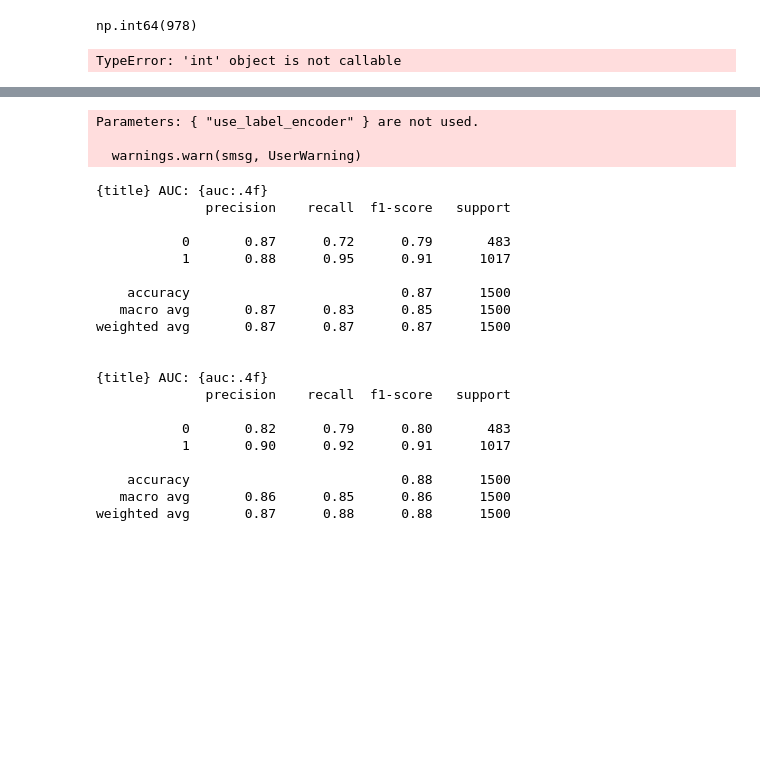
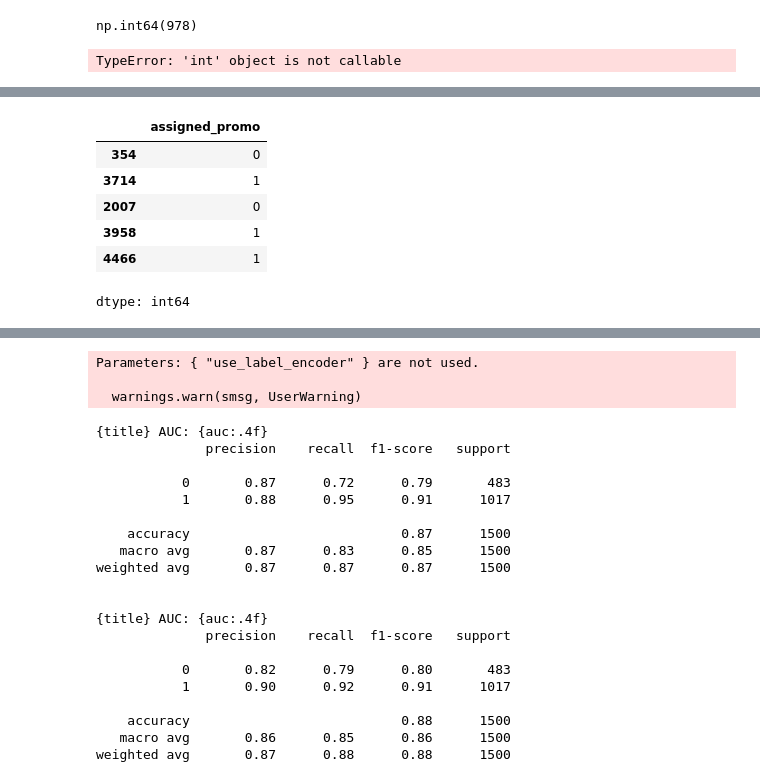
Before and after one commit to stevechengnyc/meta_learners, a Jupyter notebook: peacock_propensity_modeling.ipynb, the cells around one changed output, grey strips where cells are left out. Saved outputs shown, nothing was run; the diff lists cells and outputs as text; code cells hidden in the pictures; blank space fills up the shorter version.

```diff
--- a/peacock_propensity_modeling.ipynb
+++ b/peacock_propensity_modeling.ipynb
@@ -76,0 +191,18 @@ TypeError: 'int' object is not callable
+# %%
+#feature and target
+
+X = df.drop(columns = ['user_id', 'assigned_promo'])
+y = df['assigned_promo']
+# %%
+#split data
+X_train, X_test, y_train, y_test = train_test_split(X, y, stratify = y, test_size =0.2, random_state = 88)
+# %%
+y_train.head()
+# %% [output]
+|  | assigned_promo |
+| 354 | 0 |
+| 3714 | 1 |
+| 2007 | 0 |
+| 3958 | 1 |
+| 4466 | 1 |
+dtype: int64
```
Also changed, not shown: parts of 20 cells of this notebook.
